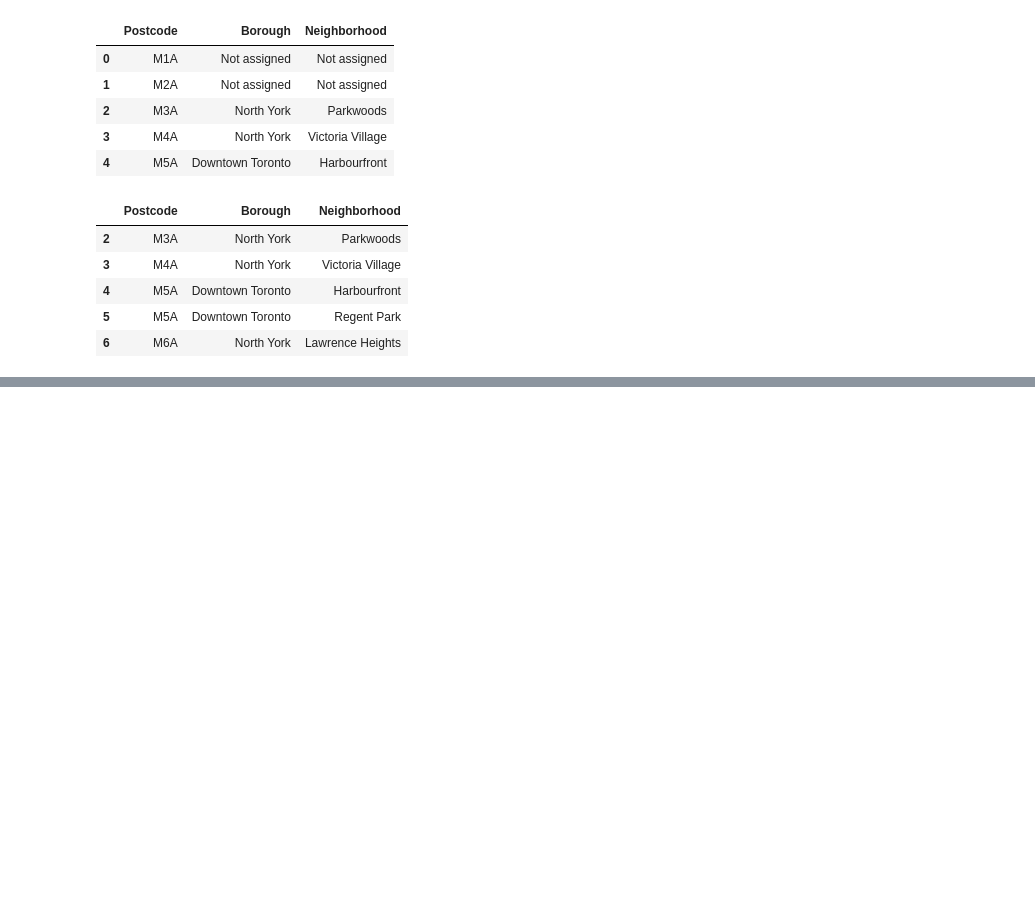
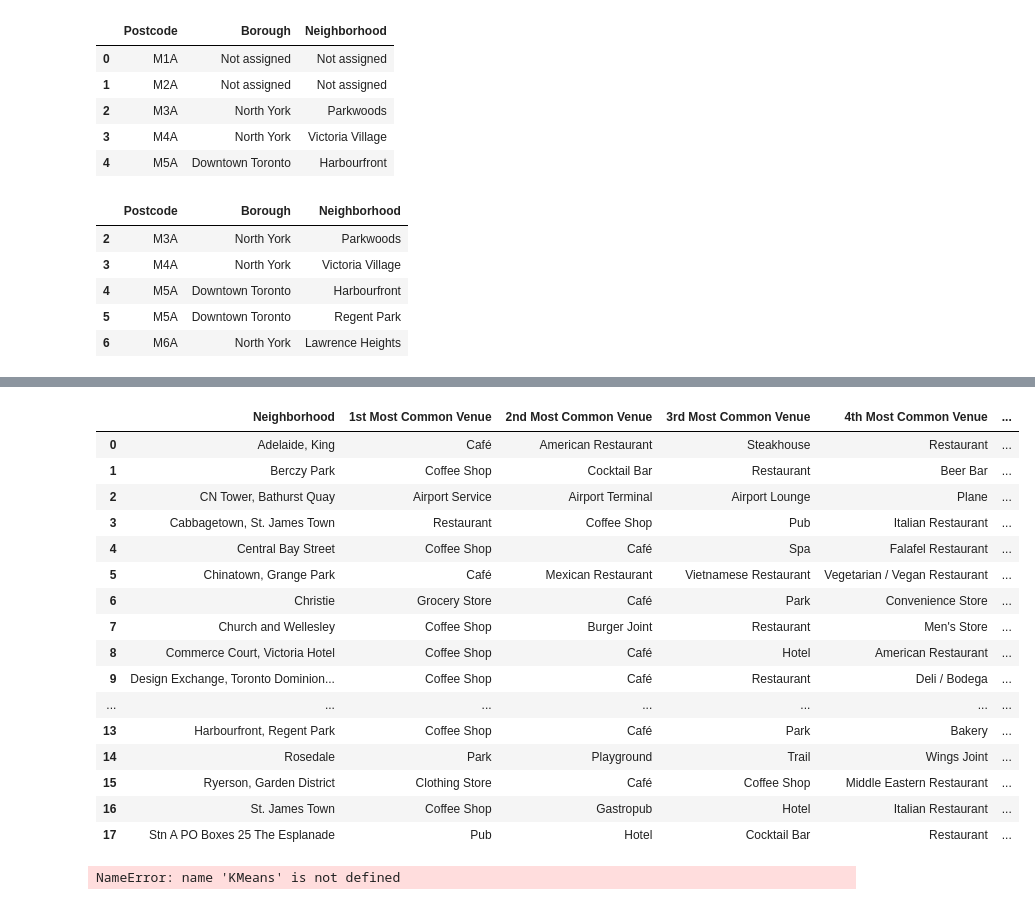
Before and after one commit to jovanovskana/Coursera_Capstone, a Jupyter notebook: Untitled2.ipynb, the cells around one changed output, grey strips where cells are left out. Drawn from its saved outputs; the diff is of its cells as text; code cells hidden in the pictures; blank space fills up the shorter version.

```diff
--- a/Untitled2.ipynb
+++ b/Untitled2.ipynb
@@ -54,0 +69,2 @@ data_t.head()
+# %%
+final = data_t.merge(lat_long, on='Postcode')
@@ -54,0 +418,12 @@ data_t.head()
+# %%
+num_top_venues = 5
+
+for hood in toronto_grouped['Neighborhood']:
+    print("----"+hood+"----")
+    temp = toronto_grouped[toronto_grouped['Neighborhood'] == hood].T.reset_index()
+    temp.columns = ['venue','freq']
+    temp = temp.iloc[1:]
+    temp['freq'] = temp['freq'].astype(float)
+    temp = temp.round({'freq': 2})
+    print(temp.sort_values('freq', ascending=False).reset_index(drop=True).head(num_top_venues))
+    print('\n')
@@ -54,0 +448,58 @@ data_t.head()
+# %%
+def return_most_common_venues(row, num_top_venues):
+    row_categories = row.iloc[1:]
+    row_categories_sorted = row_categories.sort_values(ascending=False)
+
+    return row_categories_sorted.index.values[0:num_top_venues]
+# %%
+num_top_venues = 10
+
+indicators = ['st', 'nd', 'rd']
+
+# create columns according to number of top venues
+columns = ['Neighborhood']
+for ind in np.arange(num_top_venues):
+    try:
+        columns.append('{}{} Most Common Venue'.format(ind+1, indicators[ind]))
+    except:
+        columns.append('{}th Most Common Venue'.format(ind+1))
+
+# create a new dataframe
+neighborhoods_venues_sorted = pd.DataFrame(columns=columns)
+neighborhoods_venues_sorted['Neighborhood'] = toronto_grouped['Neighborhood']
+
+for ind in np.arange(toronto_grouped.shape[0]):
+    neighborhoods_venues_sorted.iloc[ind, 1:] = return_most_common_venues(toronto_grouped.iloc[ind, :], num_top_venues)
+
+neighborhoods_venues_sorted
+# %% [output]
+|  | Neighborhood | 1st Most Common Venue | 2nd Most Common Venue | 3rd Most Common Venue | 4th Most Common Venue | ... |
+| 0 | Adelaide, King | Café | American Restaurant | Steakhouse | Restaurant | ... |
+| 1 | Berczy Park | Coffee Shop | Cocktail Bar | Restaurant | Beer Bar | ... |
+| 2 | CN Tower, Bathurst Quay | Airport Service | Airport Terminal | Airport Lounge | Plane | ... |
+| 3 | Cabbagetown, St. James Town | Restaurant | Coffee Shop | Pub | Italian Restaurant | ... |
+| 4 | Central Bay Street | Coffee Shop | Café | Spa | Falafel Restaurant | ... |
+| 5 | Chinatown, Grange Park | Café | Mexican Restaurant | Vietnamese Restaurant | Vegetarian / Vegan Restaurant | ... |
+| 6 | Christie | Grocery Store | Café | Park | Convenience Store | ... |
+| 7 | Church and Wellesley | Coffee Shop | Burger Joint | Restaurant | Men's Store | ... |
+| 8 | Commerce Court, Victoria Hotel | Coffee Shop | Café | Hotel | American Restaurant | ... |
+| 9 | Design Exchange, Toronto Dominion... | Coffee Shop | Café | Restaurant | Deli / Bodega | ... |
+| ... | ... | ... | ... | ... | ... | ... |
+| 13 | Harbourfront, Regent Park | Coffee Shop | Café | Park | Bakery | ... |
+| 14 | Rosedale | Park | Playground | Trail | Wings Joint | ... |
+| 15 | Ryerson, Garden District | Clothing Store | Café | Coffee Shop | Middle Eastern Restaurant | ... |
+| 16 | St. James Town | Coffee Shop | Gastropub | Hotel | Italian Restaurant | ... |
+| 17 | Stn A PO Boxes 25 The Esplanade | Pub | Hotel | Cocktail Bar | Restaurant | ... |
+# %%
+# set number of clusters
+kclusters = 6
+
+toronto_grouped_clustering = toronto_grouped.drop('Neighborhood', 1)
+
+# run k-means clustering
+kmeans = KMeans(n_clusters=kclusters, random_state=0).fit(toronto_grouped_clustering)
+
+# check cluster labels generated for each row in the dataframe
+kmeans.labels_[0:10]
+# %% [output]
+NameError: name 'KMeans' is not defined
```
Also changed, not shown: parts of 34 cells of this notebook.
